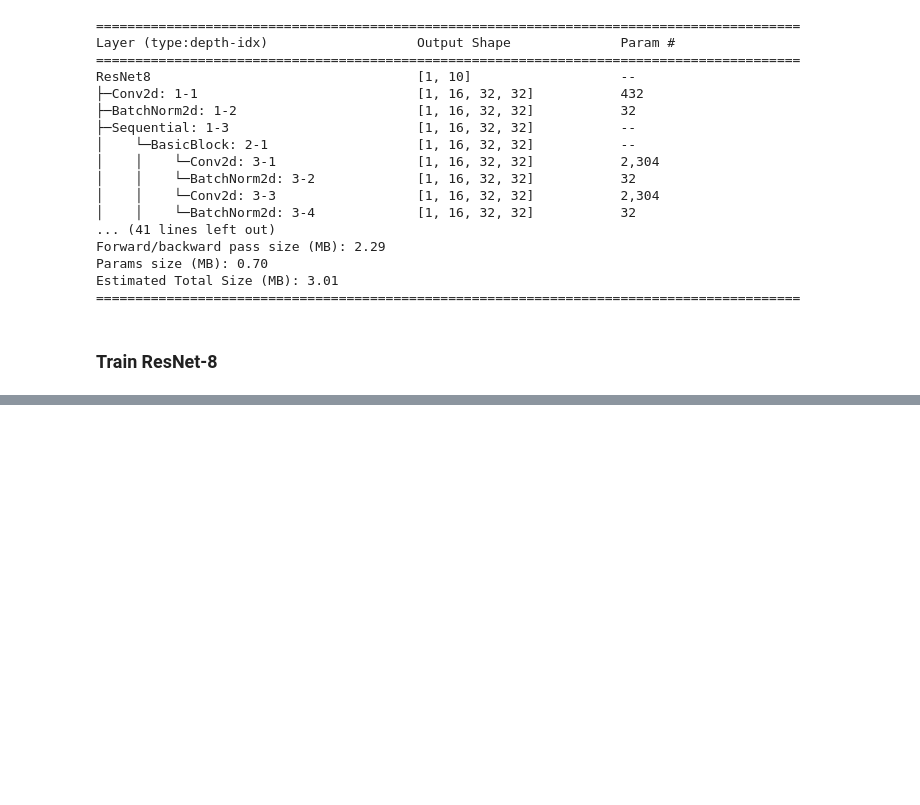
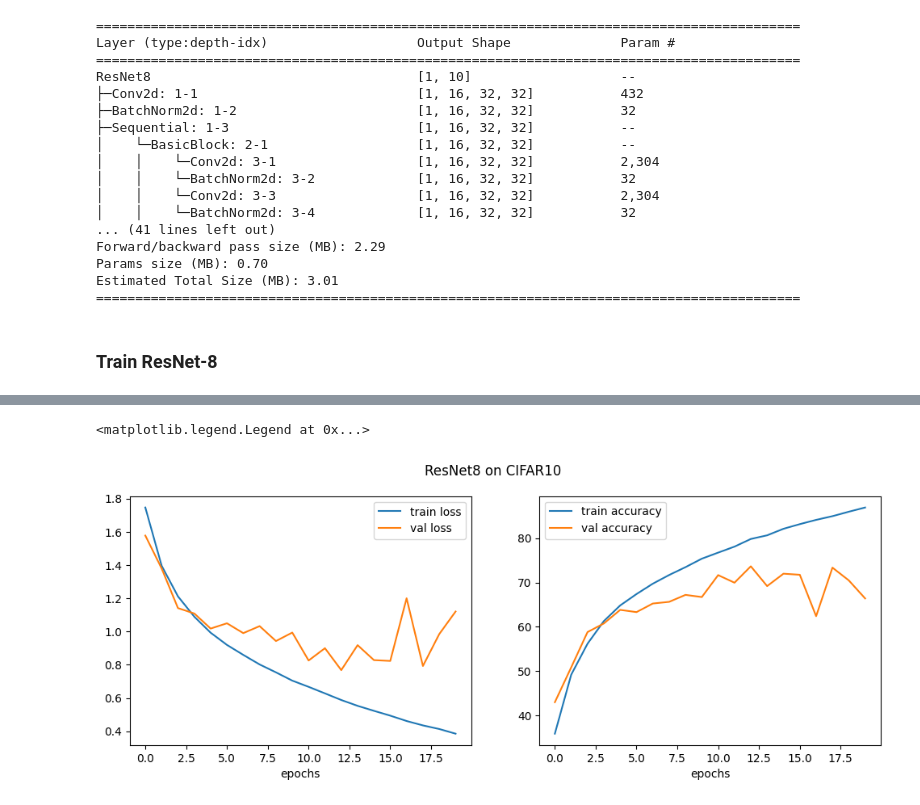
Before and after one commit to robrohan/AUT, a Jupyter notebook: COMP813/Report/resent.ipynb, the cells around one changed output, grey strips where cells are left out. Cells and saved outputs as stored; diff of their text form; code cells hidden in the pictures; blank space fills up the shorter version.

Commit message:
First pass at training

```diff
--- a/COMP813/Report/resent.ipynb
+++ b/COMP813/Report/resent.ipynb
@@ -394,0 +435,15 @@ display(test)
+# %%
+train_loss, valid_loss = [], []
+train_acc, valid_acc = [], []
+
+for epoch in range(epochs):
+    print(f"Epoch {epoch+1} of {epochs}")
+    train_epoch_loss, train_epoch_acc = train(model, train_loader, optimizer, loss, device)
+    valid_epoch_loss, valid_epoch_acc = validate(model, valid_loader, loss, device)
+
+    train_loss.append(train_epoch_loss)
+    valid_loss.append(valid_epoch_loss)
+    train_acc.append(train_epoch_acc)
+    valid_acc.append(valid_epoch_acc)
+    # print(f"Train loss: {train_epoch_loss:.3f}, acc: {train_epoch_acc:.3f}")
+    # print(f"Valid loss: {valid_epoch_loss:.3f}, acc: {valid_epoch_acc:.3f}")
@@ -394,0 +464,18 @@ display(test)
+# %%
+# print(train_loss)
+# print(valid_loss)
+# print(train_acc)
+# print(valid_acc)
+fig, ax = plt.subplots(1, 2, figsize=(12, 4))
+fig.suptitle('ResNet8 on CIFAR10')
+ax[0].set_xlabel('epochs')
+ax[0].plot(train_loss, label='train loss')
+ax[0].plot(valid_loss, label='val loss')
+ax[0].legend()
+ax[1].set_xlabel('epochs')
+ax[1].plot(train_acc, label='train accuracy')
+ax[1].plot(valid_acc, label='val accuracy')
+ax[1].legend()
+# %% [output]
+<matplotlib.legend.Legend at 0x...>
+[figure, added]
```
Also changed, not shown: parts of 8 cells of this notebook.
